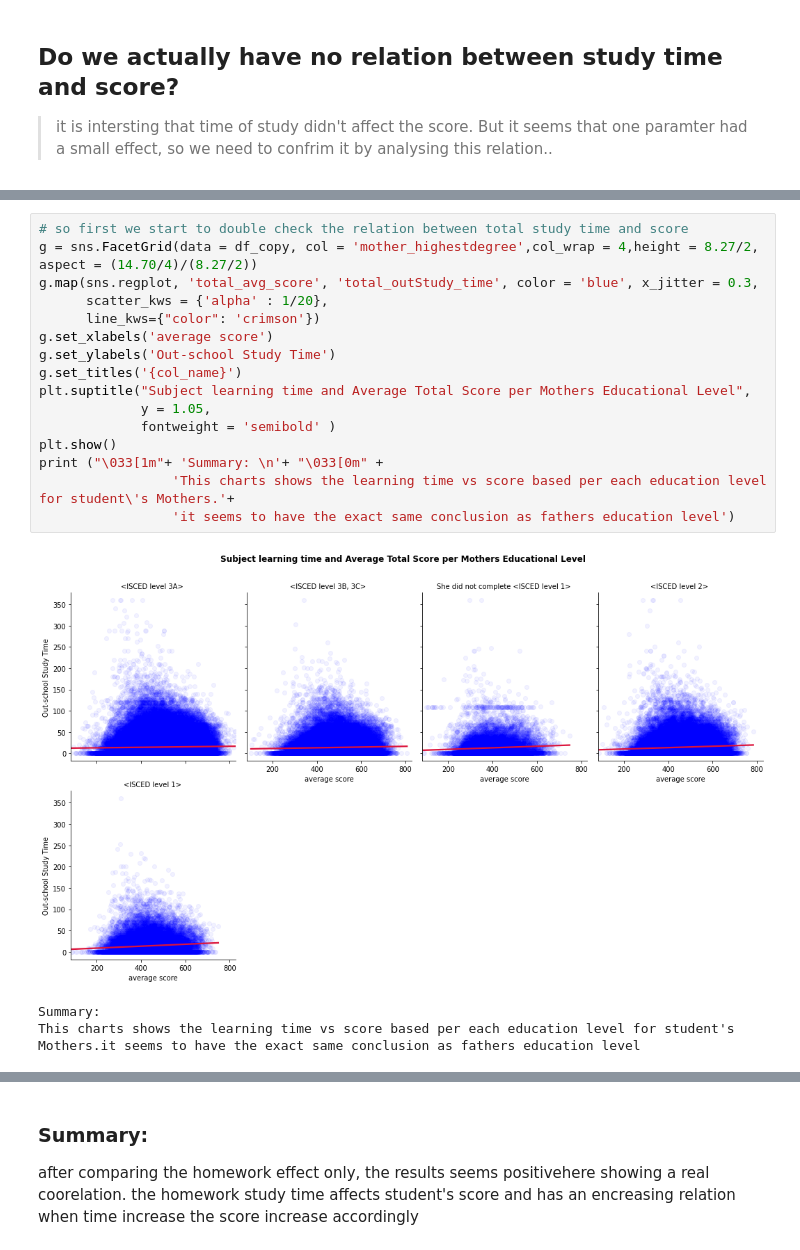
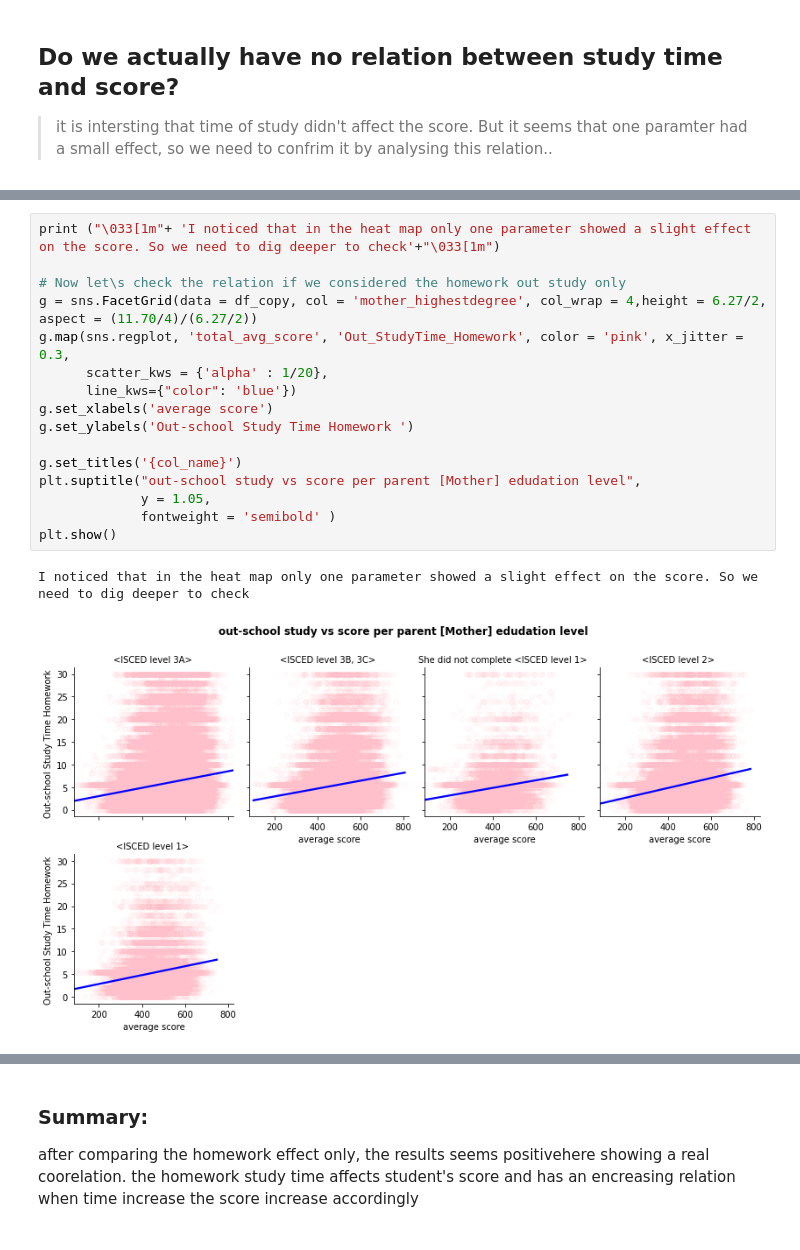
Before and after one commit to walaa-elnozahy/PISA-data-analysis, a Jupyter notebook: PISA-slide_deck.ipynb, the cells around one changed output, grey strips where cells are left out. Cells and saved outputs as stored; diff of their text form.

```diff
--- a/PISA-slide_deck.ipynb
+++ b/PISA-slide_deck.ipynb
@@ -103,20 +143,19 @@ This charts shows the learning time vs score based per each education level for
 # %%
-# so first we start to double check the relation between total study time and score
-g = sns.FacetGrid(data = df_copy, col = 'mother_highestdegree',col_wrap = 4,height = 8.27/2, aspect = (14.70/4)/(8.27/2))
-g.map(sns.regplot, 'total_avg_score', 'total_outStudy_time', color = 'blue', x_jitter = 0.3,
+print ("\033[1m"+ 'I noticed that in the heat map only one parameter showed a slight effect on the score. So we need to dig deeper to check'+"\033[1m")
+
+# Now let\s check the relation if we considered the homework out study only
+g = sns.FacetGrid(data = df_copy, col = 'mother_highestdegree', col_wrap = 4,height = 6.27/2, aspect = (11.70/4)/(6.27/2))
+g.map(sns.regplot, 'total_avg_score', 'Out_StudyTime_Homework', color = 'pink', x_jitter = 0.3,
       scatter_kws = {'alpha' : 1/20},
-      line_kws={"color": 'crimson'})
+      line_kws={"color": 'blue'})
 g.set_xlabels('average score')
-g.set_ylabels('Out-school Study Time')
+g.set_ylabels('Out-school Study Time Homework ')
+
 g.set_titles('{col_name}')
-plt.suptitle("Subject learning time and Average Total Score per Mothers Educational Level",
+plt.suptitle("out-school study vs score per parent [Mother] edudation level",
              y = 1.05,
              fontweight = 'semibold' )
 plt.show()
-print ("\033[1m"+ 'Summary: \n'+ "\033[0m" +
-                 'This charts shows the learning time vs score based per each education level for student\'s Mothers.'+
-                 'it seems to have the exact same conclusion as fathers education level')
 # %% [output]
+I noticed that in the heat map only one parameter showed a slight effect on the score. So we need to dig deeper to check
-[figure, old version]
+[figure, new version]
-Summary:
-This charts shows the learning time vs score based per each education level for student's Mothers.it seems to have the exact same conclusion as fathers education level
```
Also changed, not shown: parts of 19 cells of this notebook, 1 other file.
